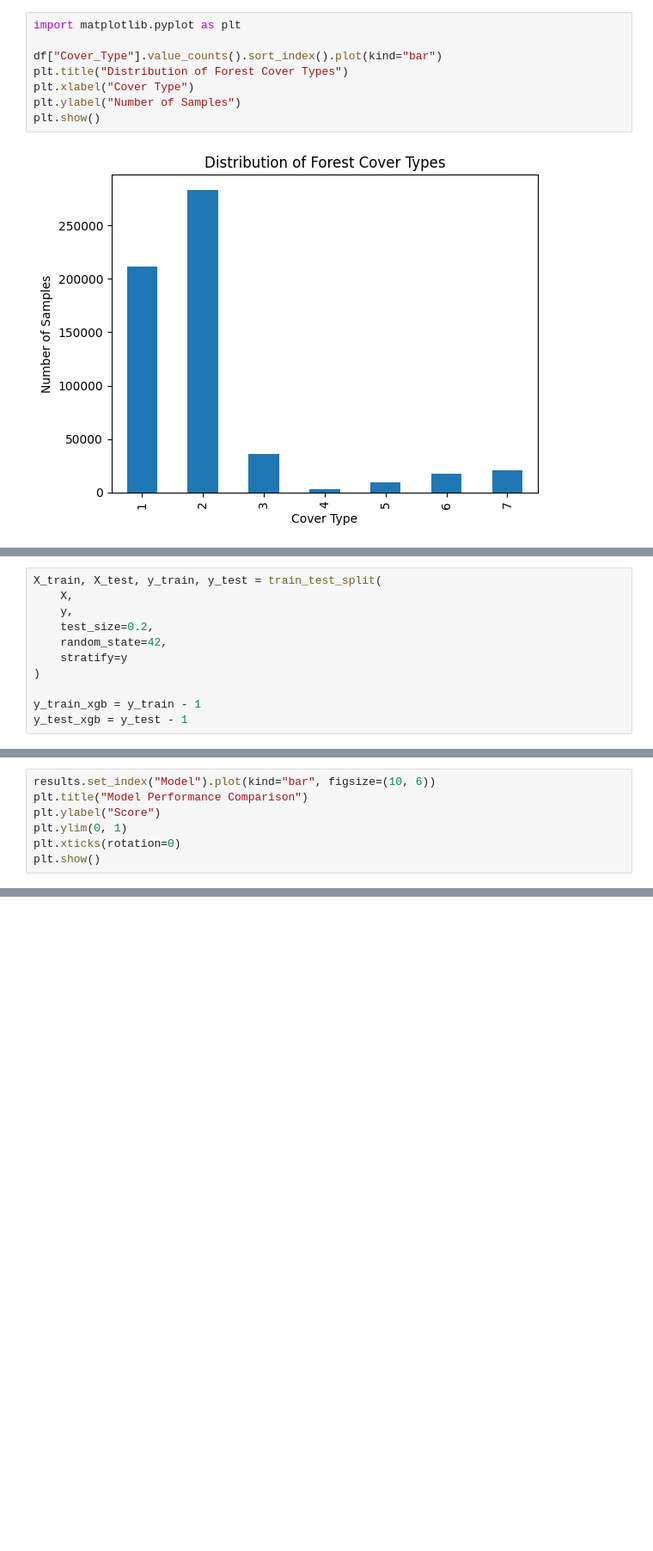
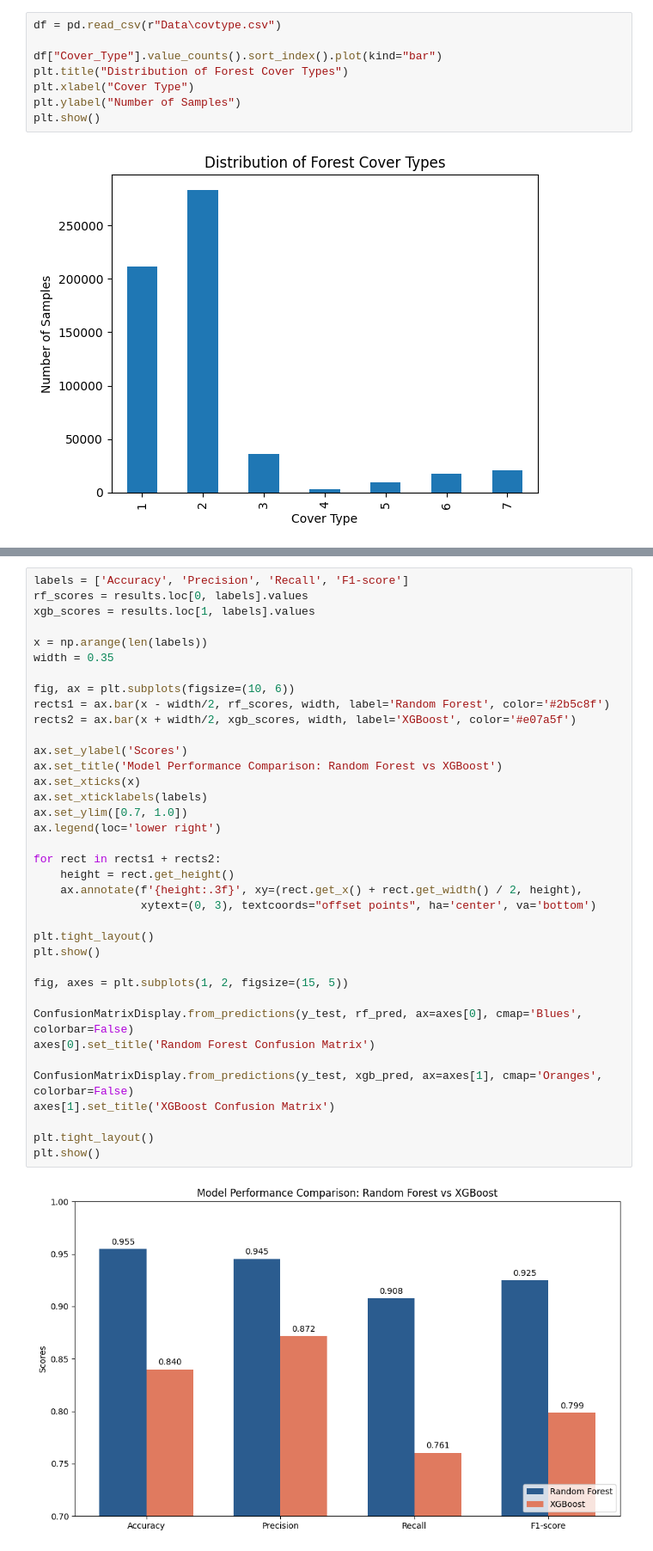
Before and after one commit to sa2oury/Forest-Cover-Prediction, a Jupyter notebook: classification.ipynb, the cells around one changed output, grey strips where cells are left out. Shown at 86% size. Saved outputs shown, nothing was run; the diff lists cells and outputs as text; blank space fills up the shorter version.

Commit message:
revamped the code and added comparision visuals, fixed bugs

```diff
--- a/classification.ipynb
+++ b/classification.ipynb
@@ -96,5 +13,5 @@ df.describe()
 # %%
-import matplotlib.pyplot as plt
+df = pd.read_csv(r"Data\covtype.csv")
 
 df["Cover_Type"].value_counts().sort_index().plot(kind="bar")
 plt.title("Distribution of Forest Cover Types")
@@ -177,14 +52,3 @@ X_train, X_test, y_train, y_test = train_test_split(
-# %%
-X_train, X_test, y_train, y_test = train_test_split(
-    X,
-    y,
-    test_size=0.2,
-    random_state=42,
-    stratify=y
-)
-
-y_train_xgb = y_train - 1
-y_test_xgb = y_test - 1
 # %%
 rf_model = RandomForestClassifier(
     n_estimators=150,
@@ -290,7 +103,0 @@ results
-# %%
-results.set_index("Model").plot(kind="bar", figsize=(10, 6))
-plt.title("Model Performance Comparison")
-plt.ylabel("Score")
-plt.ylim(0, 1)
-plt.xticks(rotation=0)
-plt.show()
@@ -315,0 +104,39 @@ plt.show()
+# %%
+labels = ['Accuracy', 'Precision', 'Recall', 'F1-score']
+rf_scores = results.loc[0, labels].values
+xgb_scores = results.loc[1, labels].values
+
+x = np.arange(len(labels))
+width = 0.35
+
+fig, ax = plt.subplots(figsize=(10, 6))
+rects1 = ax.bar(x - width/2, rf_scores, width, label='Random Forest', color='#2b5c8f')
+rects2 = ax.bar(x + width/2, xgb_scores, width, label='XGBoost', color='#e07a5f')
+
+ax.set_ylabel('Scores')
+ax.set_title('Model Performance Comparison: Random Forest vs XGBoost')
+ax.set_xticks(x)
+ax.set_xticklabels(labels)
+ax.set_ylim([0.7, 1.0])
+ax.legend(loc='lower right')
+
+for rect in rects1 + rects2:
+    height = rect.get_height()
+    ax.annotate(f'{height:.3f}', xy=(rect.get_x() + rect.get_width() / 2, height),
+                xytext=(0, 3), textcoords="offset points", ha='center', va='bottom')
+
+plt.tight_layout()
+plt.show()
+
+fig, axes = plt.subplots(1, 2, figsize=(15, 5))
+
+ConfusionMatrixDisplay.from_predictions(y_test, rf_pred, ax=axes[0], cmap='Blues', colorbar=False)
+axes[0].set_title('Random Forest Confusion Matrix')
+
+ConfusionMatrixDisplay.from_predictions(y_test, xgb_pred, ax=axes[1], cmap='Oranges', colorbar=False)
+axes[1].set_title('XGBoost Confusion Matrix')
+
+plt.tight_layout()
+plt.show()
+# %% [output]
+[figure, added]
```
Also changed, not shown: parts of 19 cells of this notebook.
